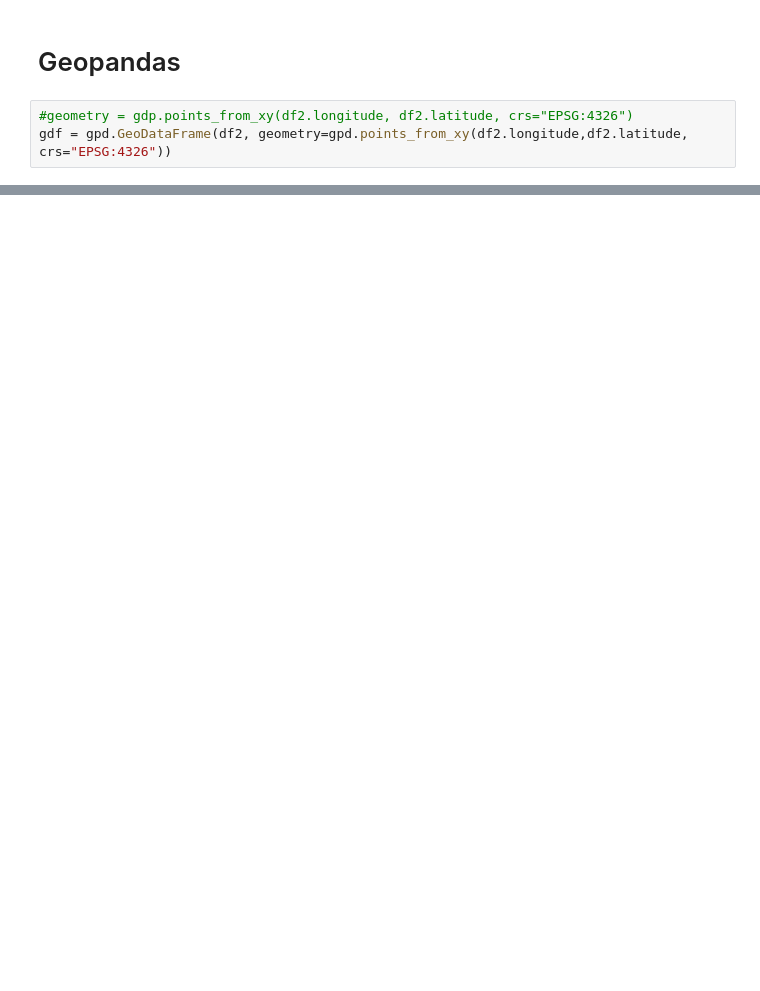
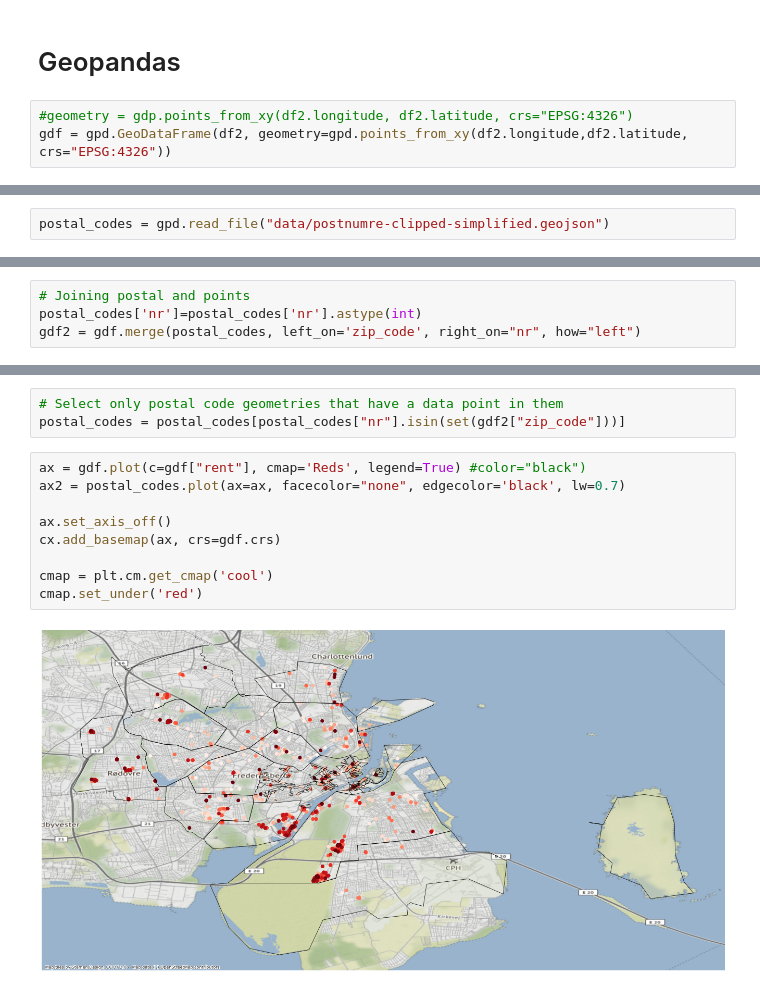
Before and after one commit to szymongalecki/Geospatial_Data_Science, a Jupyter notebook: data_exploration.ipynb, the cells around one changed output, grey strips where cells are left out. Saved outputs shown, nothing was run; the diff lists cells and outputs as text; blank space fills up the shorter version.

```diff
--- a/data_exploration.ipynb
+++ b/data_exploration.ipynb
@@ -153,0 +180,2 @@ cmap.set_under('red')
+# %%
+postal_codes = gpd.read_file("data/postnumre-clipped-simplified.geojson")
@@ -153,0 +222,4 @@ cmap.set_under('red')
+# %%
+# Joining postal and points
+postal_codes['nr']=postal_codes['nr'].astype(int)
+gdf2 = gdf.merge(postal_codes, left_on='zip_code', right_on="nr", how="left")
@@ -153,0 +242,14 @@ cmap.set_under('red')
+# %%
+# Select only postal code geometries that have a data point in them
+postal_codes = postal_codes[postal_codes["nr"].isin(set(gdf2["zip_code"]))]
+# %%
+ax = gdf.plot(c=gdf["rent"], cmap='Reds', legend=True) #color="black")
+ax2 = postal_codes.plot(ax=ax, facecolor="none", edgecolor='black', lw=0.7)
+
+ax.set_axis_off()
+cx.add_basemap(ax, crs=gdf.crs)
+
+cmap = plt.cm.get_cmap('cool')
+cmap.set_under('red')
+# %% [output]
+[figure, added]
```
Also changed, not shown: parts of 13 cells of this notebook, 8 other files.
